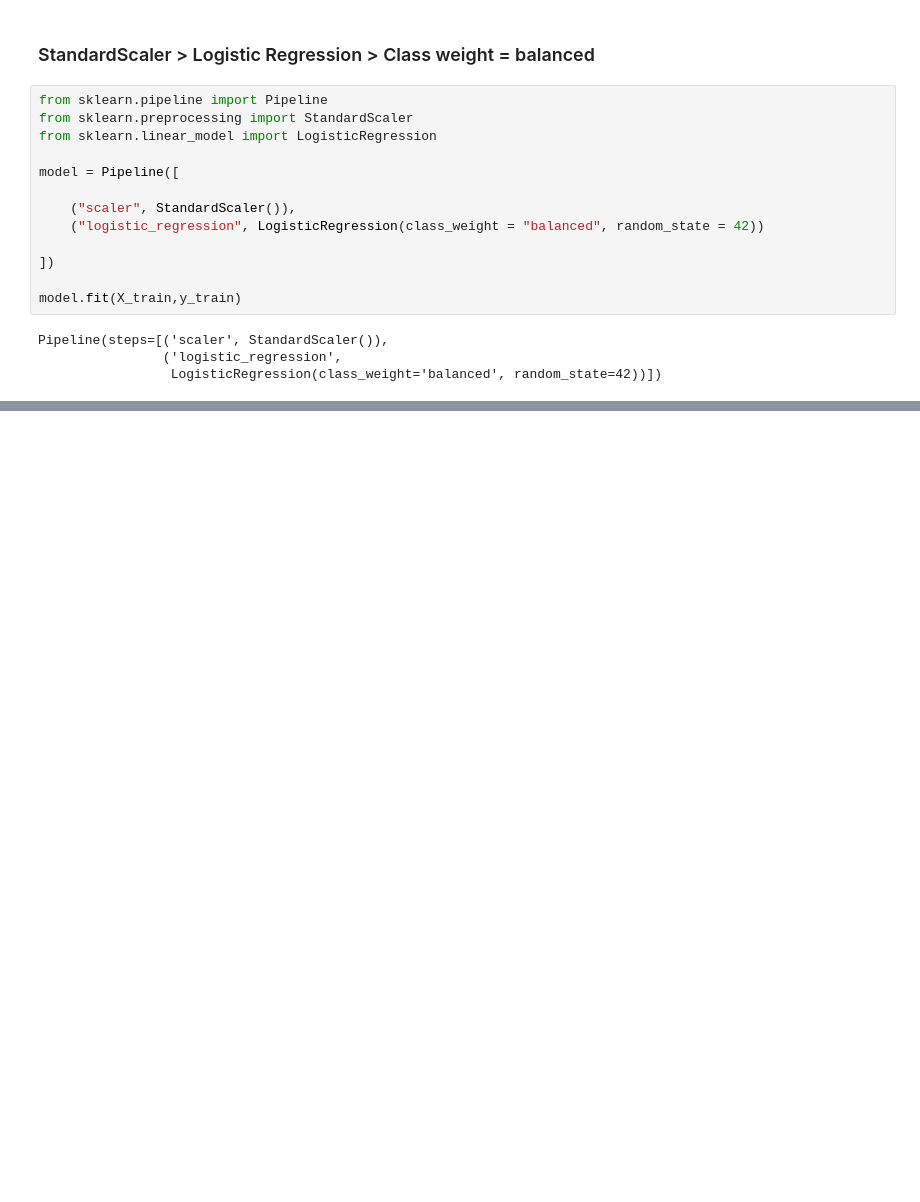
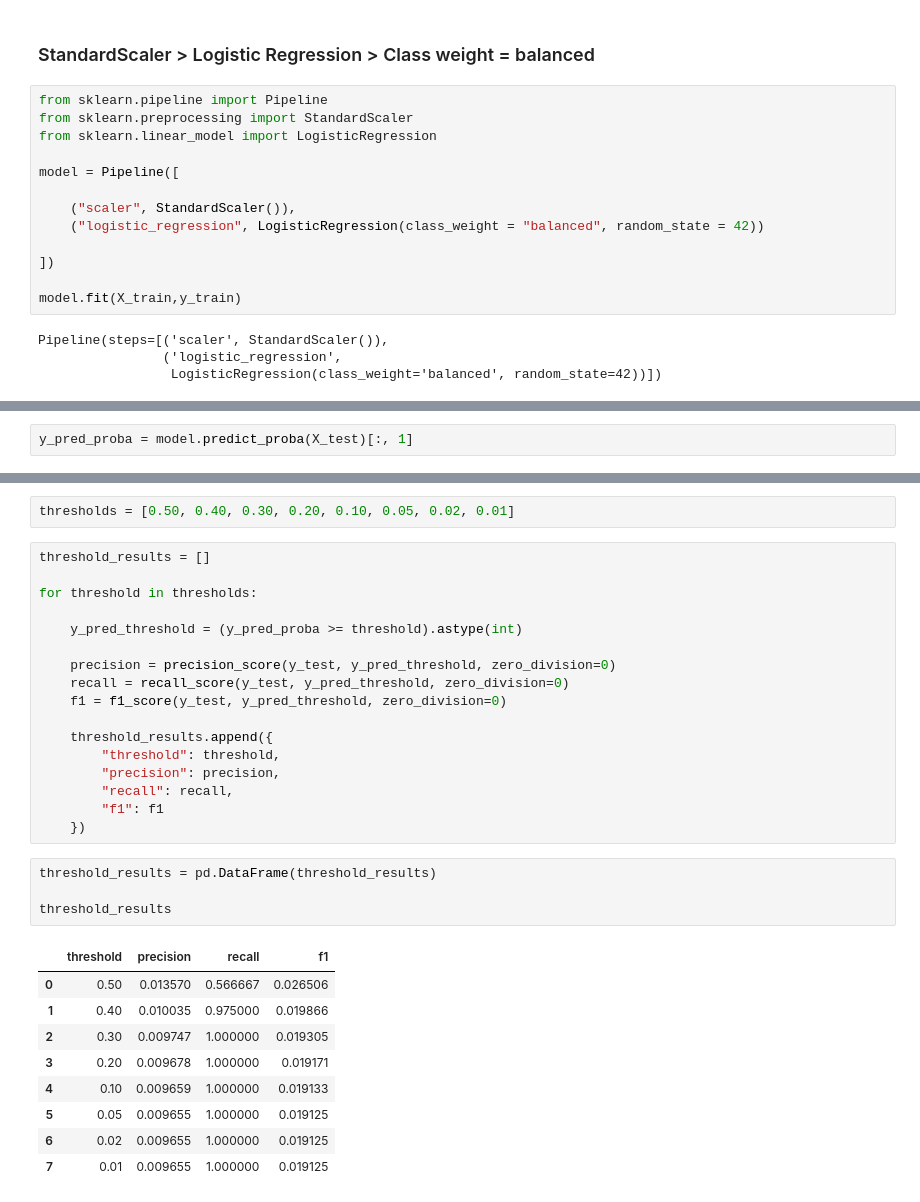
Before and after one commit to ReinSoup/OLIST-Customer-Purchase-Analytics, a Jupyter notebook: notebooks/02_Model_Training_&_Evaluation.ipynb, the cells around one changed output, grey strips where cells are left out. Saved outputs shown, nothing was run; the diff lists cells and outputs as text; blank space fills up the shorter version.

```diff
--- a/notebooks/02_Model_Training_&_Evaluation.ipynb
+++ b/notebooks/02_Model_Training_&_Evaluation.ipynb
@@ -130,0 +139,2 @@ Pipeline(steps=[('scaler', StandardScaler()),
+# %%
+y_pred_proba = model.predict_proba(X_test)[:, 1]
@@ -130,0 +196,33 @@ Pipeline(steps=[('scaler', StandardScaler()),
+# %%
+thresholds = [0.50, 0.40, 0.30, 0.20, 0.10, 0.05, 0.02, 0.01]
+# %%
+threshold_results = []
+
+for threshold in thresholds:
+
+    y_pred_threshold = (y_pred_proba >= threshold).astype(int)
+
+    precision = precision_score(y_test, y_pred_threshold, zero_division=0)
+    recall = recall_score(y_test, y_pred_threshold, zero_division=0)
+    f1 = f1_score(y_test, y_pred_threshold, zero_division=0)
+
+    threshold_results.append({
+        "threshold": threshold,
+        "precision": precision,
+        "recall": recall,
+        "f1": f1
+    })
+# %%
+threshold_results = pd.DataFrame(threshold_results)
+
+threshold_results
+# %% [output]
+|  | threshold | precision | recall | f1 |
+| 0 | 0.50 | 0.013570 | 0.566667 | 0.026506 |
+| 1 | 0.40 | 0.010035 | 0.975000 | 0.019866 |
+| 2 | 0.30 | 0.009747 | 1.000000 | 0.019305 |
+| 3 | 0.20 | 0.009678 | 1.000000 | 0.019171 |
+| 4 | 0.10 | 0.009659 | 1.000000 | 0.019133 |
+| 5 | 0.05 | 0.009655 | 1.000000 | 0.019125 |
+| 6 | 0.02 | 0.009655 | 1.000000 | 0.019125 |
+| 7 | 0.01 | 0.009655 | 1.000000 | 0.019125 |
```
Also changed, not shown: parts of 11 cells of this notebook.
